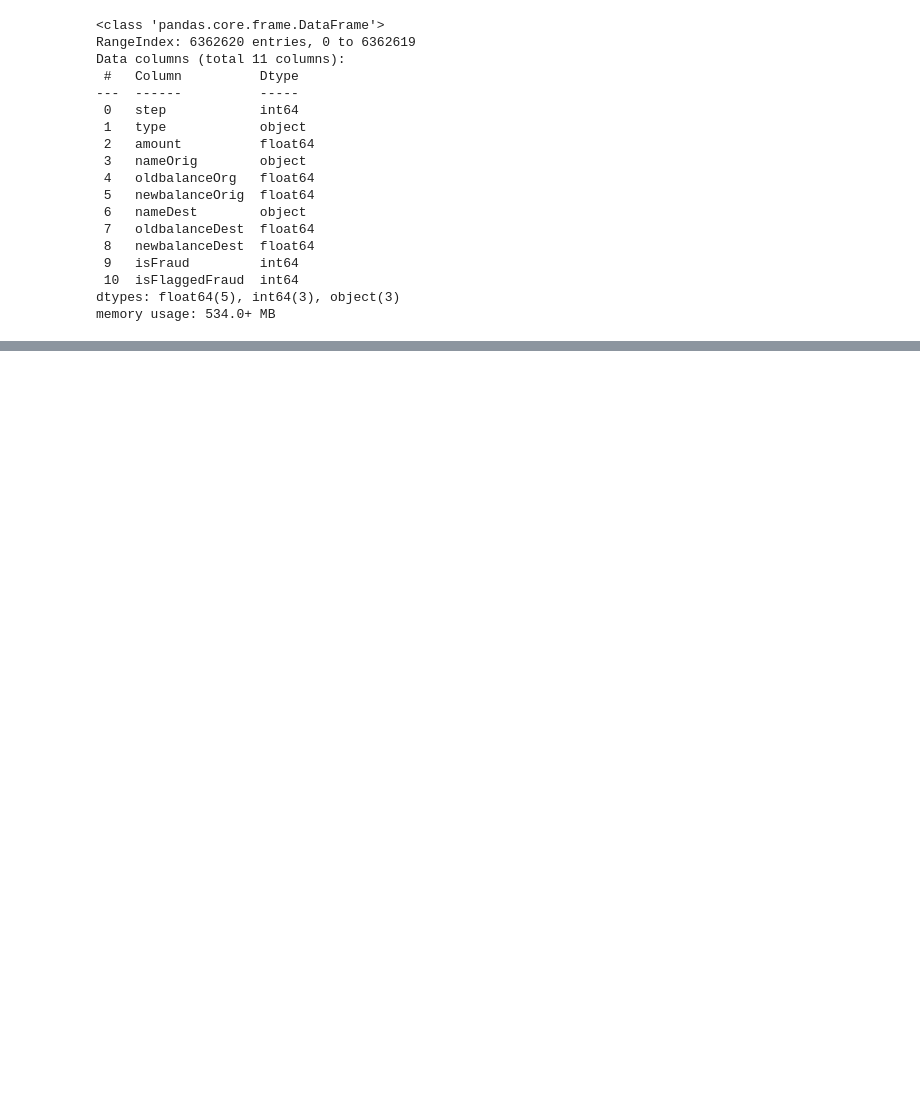
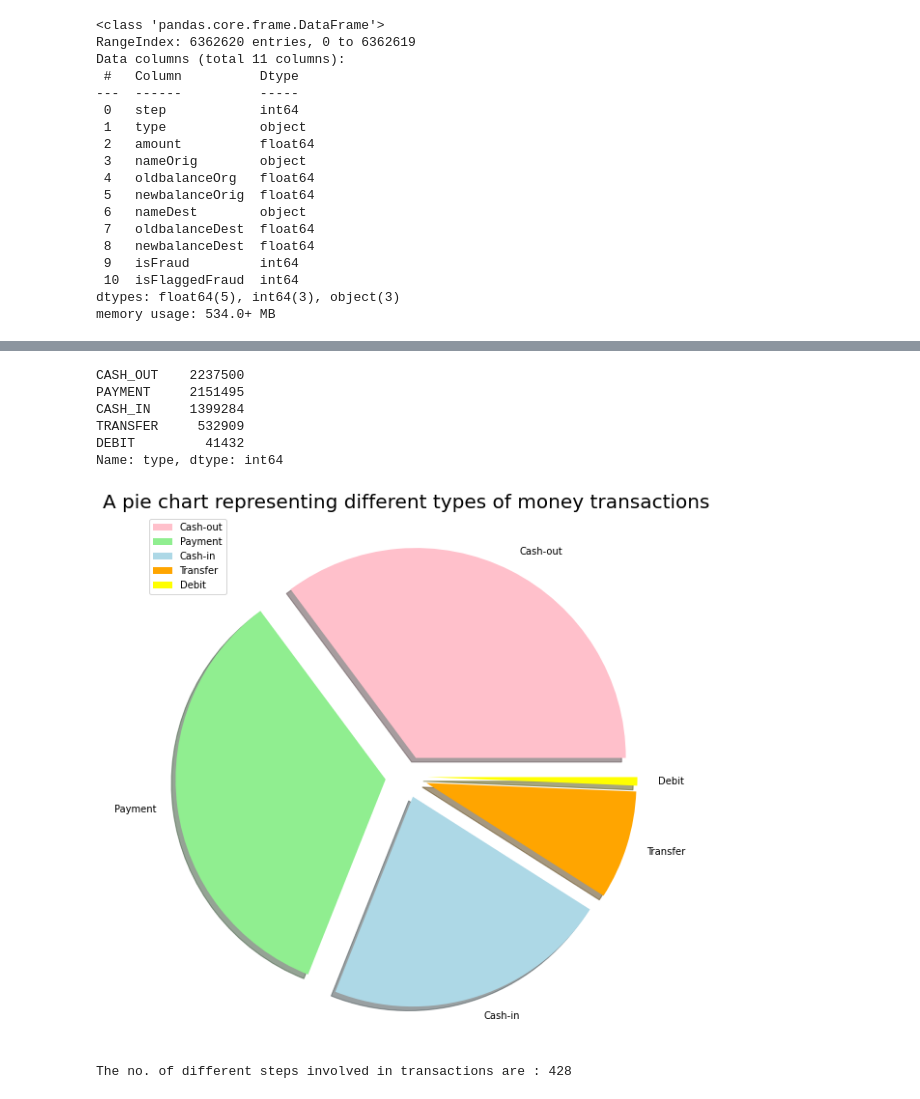
Before and after one commit to buriihenry/Machine-Learning-2, a Jupyter notebook: Fraud_detection_.ipynb, the cells around one changed output, grey strips where cells are left out. Cells and saved outputs as stored; diff of their text form; code cells hidden in the pictures; blank space fills up the shorter version.

```diff
--- a/Fraud_detection_.ipynb
+++ b/Fraud_detection_.ipynb
@@ -83,0 +140,32 @@ memory usage: 534.0+ MB
+# %%
+data['type'].value_counts()
+# %% [output]
+CASH_OUT    2237500
+PAYMENT     2151495
+CASH_IN     1399284
+TRANSFER     532909
+DEBIT         41432
+Name: type, dtype: int64
+# %%
+labels = ['Cash-out', 'Payment', 'Cash-in', 'Transfer', 'Debit']
+size = [2237500, 2151495, 1399284, 532909, 41432]
+colors = ['pink', 'lightgreen', 'lightblue', 'orange', 'yellow']
+explode = [0.1, 0.1, 0.1, 0.1, 0.1]
+
+plt.rcParams['figure.figsize'] = (10, 10)
+plt.pie(size, colors = colors, explode = explode, labels = labels, shadow = True)
+plt.title('A pie chart representing different types of money transactions', fontsize = 20)
+plt.axis('off')
+plt.legend()
+plt.show()
+# %% [output]
+[figure, added]
+# %%
+# checking the different types of steps involved in transactions
+
+x = data['step'].value_counts().nunique()
+
+# printing the result
+print("The no. of different steps involved in transactions are :", x)
+# %% [output]
+The no. of different steps involved in transactions are : 428
```
Also changed, not shown: parts of 10 cells of this notebook.
